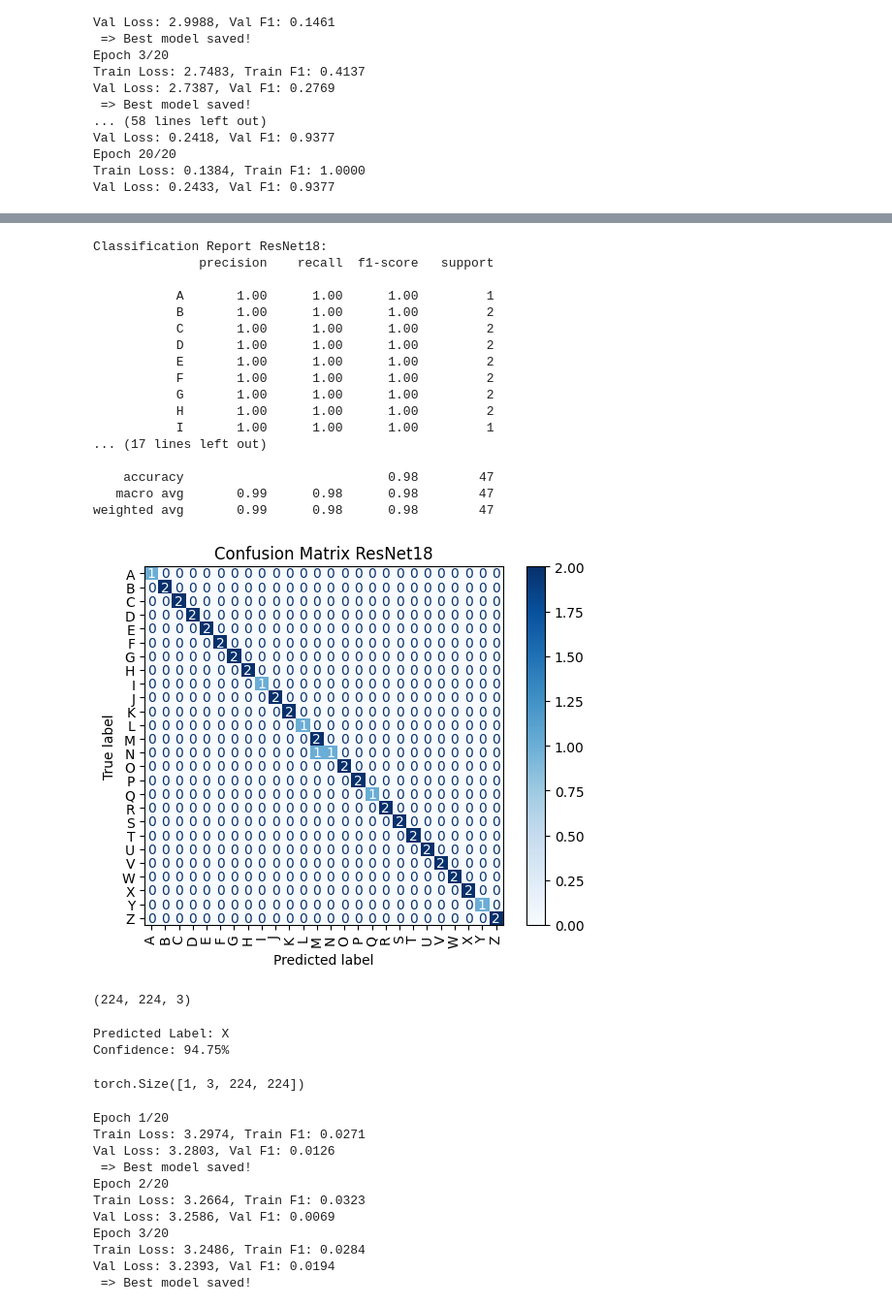
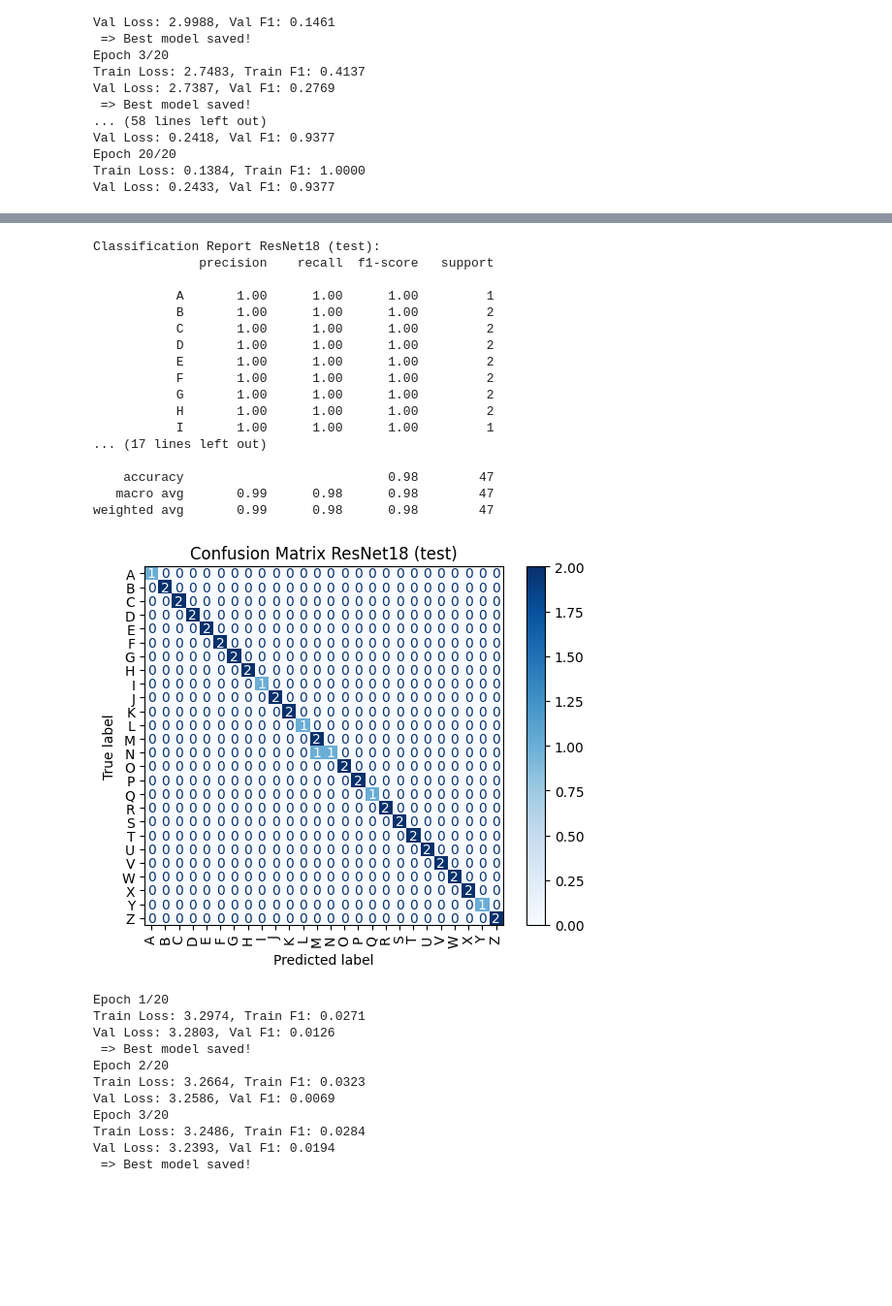
Before and after one commit to abidalfrz/BISINDO-hand-sign-language-alphabets-classification, a Jupyter notebook: notebooks/main.ipynb, the cells around one changed output, grey strips where cells are left out. Shown at 97% size. Cells and saved outputs as stored; diff of their text form; code cells hidden in the pictures; blank space fills up the shorter version.

```diff
--- a/notebooks/main.ipynb
+++ b/notebooks/main.ipynb
@@ -295,3 +404,30 @@ Val Loss: 0.2418, Val F1: 0.9377
 Epoch 20/20
 Train Loss: 0.1384, Train F1: 1.0000
 Val Loss: 0.2433, Val F1: 0.9377
+# %%
+device = torch.device('cuda' if torch.cuda.is_available() else 'cpu')
+
+model = SignLanguageModel(hidden_size=128, dropout_size=0.2, num_classes=df['label'].nunique())
+model.load_state_dict(torch.load('../artifacts/best_model.pth'))
+model = model.to(device)
+
+with torch.no_grad():
+    model.eval()
+    all_preds = []
+    all_labels = []
+    for images, labels in val_loader:
+        images = images.to(device)
+        labels = labels.to(device)
+
+        outputs = model(images)
+        _, preds = torch.max(outputs, 1)
+
+        all_preds.extend(preds.cpu().numpy())
+        all_labels.extend(labels.cpu().numpy())
+    print("Classification Report ResNet18 (val):")
+    print(classification_report(all_labels, all_preds, target_names=encoder.classes_))
+    cm = confusion_matrix(all_labels, all_preds)
+    disp = ConfusionMatrixDisplay(confusion_matrix=cm, display_labels=encoder.classes_)
+    disp.plot(cmap=plt.cm.Blues, xticks_rotation='vertical')
+    plt.title('Confusion Matrix ResNet18 (val)')
+    plt.show()
@@ -298,6 +453,8 @@ Val Loss: 0.2433, Val F1: 0.9377
 # %%
+device = torch.device('cuda' if torch.cuda.is_available() else 'cpu')
+
 model = SignLanguageModel(hidden_size=128, dropout_size=0.2, num_classes=df['label'].nunique())
-model.load_state_dict(torch.load('best_model.pth'))
+model.load_state_dict(torch.load('../artifacts/best_model.pth'))
 model = model.to(device)
 
 with torch.no_grad():
@@ -308,43 +465,40 @@ with torch.no_grad():
         images = images.to(device)
         labels = labels.to(device)
 
         outputs = model(images)
         _, preds = torch.max(outputs, 1)
 
         all_preds.extend(preds.cpu().numpy())
         all_labels.extend(labels.cpu().numpy())
-    print("Classification Report ResNet18:")
+    print("Classification Report ResNet18 (test):")
     print(classification_report(all_labels, all_preds, target_names=encoder.classes_))
     cm = confusion_matrix(all_labels, all_preds)
     disp = ConfusionMatrixDisplay(confusion_matrix=cm, display_labels=encoder.classes_)
     disp.plot(cmap=plt.cm.Blues, xticks_rotation='vertical')
-    plt.title('Confusion Matrix ResNet18')
+    plt.title('Confusion Matrix ResNet18 (test)')
     plt.show()
 # %% [output]
-Classification Report ResNet18:
+Classification Report ResNet18 (test):
               precision    recall  f1-score   support
 
            A       1.00      1.00      1.00         1
            B       1.00      1.00      1.00         2
            C       1.00      1.00      1.00         2
            D       1.00      1.00      1.00         2
            E       1.00      1.00      1.00         2
            F       1.00      1.00      1.00         2
            G       1.00      1.00      1.00         2
            H       1.00      1.00      1.00         2
            I       1.00      1.00      1.00         1
 ... (17 lines left out)
 
     accuracy                           0.98        47
    macro avg       0.99      0.98      0.98        47
 weighted avg       0.99      0.98      0.98        47
-[figure, old version]
+[figure, new version]
-# %%
-X_test_imgs[0].shape
-# %% [output]
-(224, 224, 3)
 # %%
-sample_test = X_test_imgs[0]
+sample_test = "img_path"
+sample_test = process_and_crop_dataset([sample_test])[0]
 img_transform = val_transform(sample_test)
 img_transform = img_transform.unsqueeze(0).to(device)
 model.eval()
@@ -355,13 +509,6 @@ with torch.no_grad():
     predicted_label = encoder.inverse_transform(pred.cpu().numpy())
     print(f"Predicted Label: {predicted_label[0]}")
     print(f"Confidence: {conf[0][pred].item()*100:.2f}%")
-# %% [output]
-Predicted Label: X
-Confidence: 94.75%
-# %%
-img_transform.shape
-# %% [output]
-torch.Size([1, 3, 224, 224])
 # %%
 # freeze resnet
 
```
Also changed, not shown: parts of 4 cells of this notebook, 3 other files.
